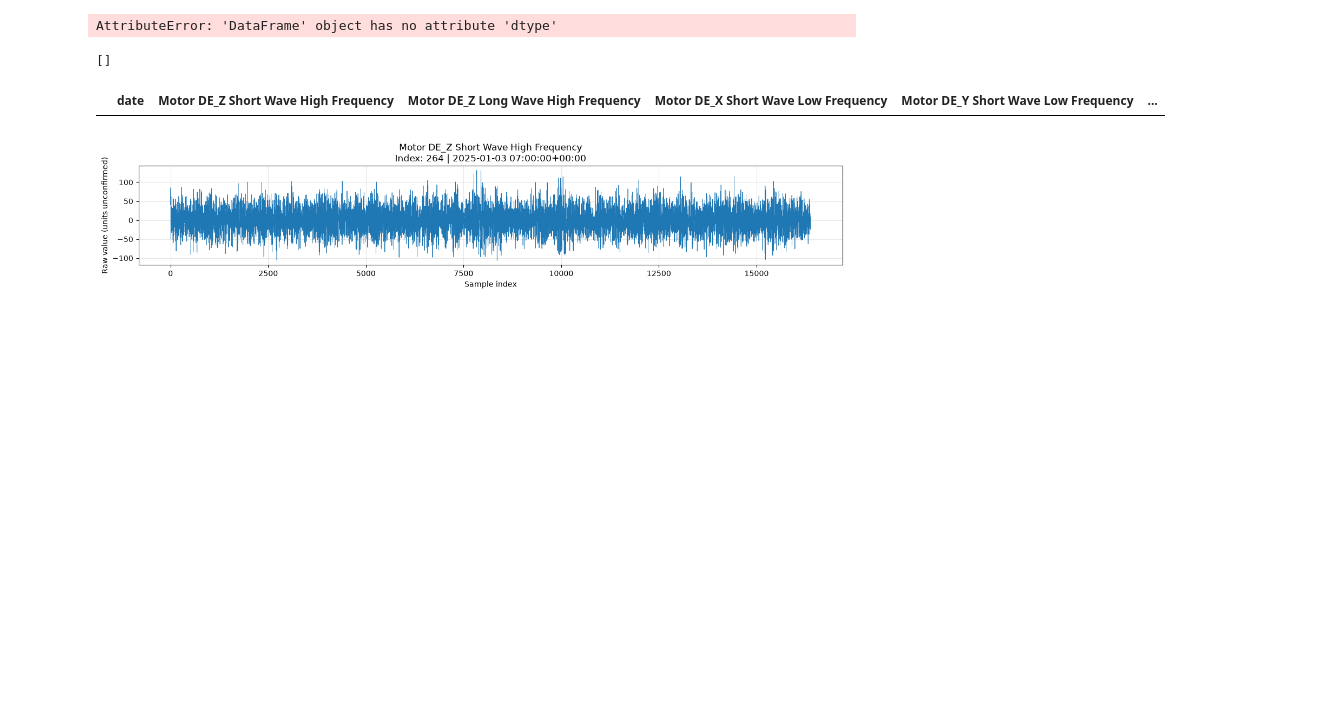
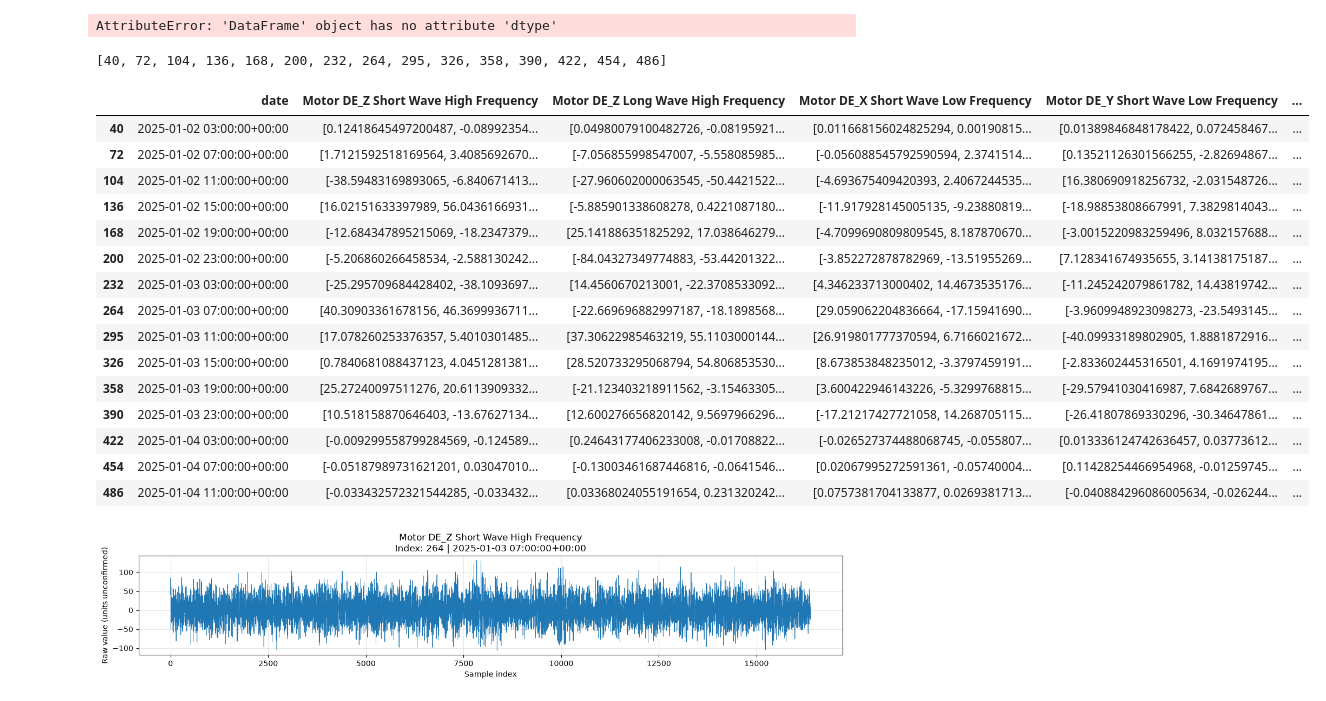
Before and after one commit to vinwann/bearing-fault, a Jupyter notebook: Q1.ipynb, the cells around one changed output. Drawn from its saved outputs; the diff is of its cells as text; code cells hidden in the pictures; blank space fills up the shorter version.

```diff
--- a/Q1.ipynb
+++ b/Q1.ipynb
@@ -882,19 +882,37 @@ AttributeError: 'DataFrame' object has no attribute 'dtype'
 # %%
 rows = get_nonempty_rows(
     df_bearing,
     columns=[
-        "Motor DE_Z Short Wave Low Frequency RMS",
-        "Motor DE_Z Short Wave Low Frequency"
+        "Motor DE_Z Short Wave High Frequency",
+        "Motor DE_Z Long Wave High Frequency",
+        "Motor DE_X Short Wave Low Frequency",
+        "Motor DE_Y Short Wave Low Frequency",
+        "Motor DE_Z Short Wave Low Frequency",
     ],
 )
 
 print(rows)
 
 # Display matching rows
 display(df_bearing.loc[rows])
 # %% [output]
-[]
+[40, 72, 104, 136, 168, 200, 232, 264, 295, 326, 358, 390, 422, 454, 486]
 |  | date | Motor DE_Z Short Wave High Frequency | Motor DE_Z Long Wave High Frequency | Motor DE_X Short Wave Low Frequency | Motor DE_Y Short Wave Low Frequency | ... |
+| 40 | 2025-01-02 03:00:00+00:00 | [0.12418645497200487, -0.08992354... | [0.04980079100482726, -0.08195921... | [0.011668156024825294, 0.00190815... | [0.01389846848178422, 0.072458467... | ... |
+| 72 | 2025-01-02 07:00:00+00:00 | [1.7121592518169564, 3.4085692670... | [-7.056855998547007, -5.558085985... | [-0.056088545792590594, 2.3741514... | [0.13521126301566255, -2.82694867... | ... |
+| 104 | 2025-01-02 11:00:00+00:00 | [-38.59483169893065, -6.840671413... | [-27.960602000063545, -50.4421522... | [-4.693675409420393, 2.4067244535... | [16.380690918256732, -2.031548726... | ... |
+| 136 | 2025-01-02 15:00:00+00:00 | [16.02151633397989, 56.0436166931... | [-5.885901338608278, 0.4221087180... | [-11.917928145005135, -9.23880819... | [-18.98853808667991, 7.3829814043... | ... |
+| 168 | 2025-01-02 19:00:00+00:00 | [-12.684347895215069, -18.2347379... | [25.141886351825292, 17.038646279... | [-4.7099690809809545, 8.187870670... | [-3.0015220983259496, 8.032157688... | ... |
+| 200 | 2025-01-02 23:00:00+00:00 | [-5.206860266458534, -2.588130242... | [-84.04327349774883, -53.44201322... | [-3.852272878782969, -13.51955269... | [7.128341674935655, 3.14138175187... | ... |
+| 232 | 2025-01-03 03:00:00+00:00 | [-25.295709684428402, -38.1093697... | [14.4560670213001, -22.3708533092... | [4.346233713000402, 14.4673535176... | [-11.245242079861782, 14.43819742... | ... |
+| 264 | 2025-01-03 07:00:00+00:00 | [40.30903361678156, 46.3699936711... | [-22.669696882997187, -18.1898568... | [29.059062204836664, -17.15941690... | [-3.9609948923098273, -23.5493145... | ... |
+| 295 | 2025-01-03 11:00:00+00:00 | [17.078260253376357, 5.4010301485... | [37.30622985463219, 55.1103000144... | [26.919801777370594, 6.7166021672... | [-40.09933189802905, 1.8881872916... | ... |
+| 326 | 2025-01-03 15:00:00+00:00 | [0.7840681088437123, 4.0451281381... | [28.520733295068794, 54.806853530... | [8.673853848235012, -3.3797459191... | [-2.833602445316501, 4.1691974195... | ... |
+| 358 | 2025-01-03 19:00:00+00:00 | [25.27240097511276, 20.6113909332... | [-21.123403218911562, -3.15463305... | [3.600422946143226, -5.3299768815... | [-29.57941030416987, 7.6842689767... | ... |
+| 390 | 2025-01-03 23:00:00+00:00 | [10.518158870646403, -13.67627134... | [12.600276656820142, 9.5697966296... | [-17.21217427721058, 14.268705115... | [-26.41807869330296, -30.34647861... | ... |
+| 422 | 2025-01-04 03:00:00+00:00 | [-0.009299558799284569, -0.124589... | [0.24643177406233008, -0.01708822... | [-0.026527374488068745, -0.055807... | [0.013336124742636457, 0.03773612... | ... |
+| 454 | 2025-01-04 07:00:00+00:00 | [-0.05187989731621201, 0.03047010... | [-0.13003461687446816, -0.0641546... | [0.02067995272591361, -0.05740004... | [0.11428254466954968, -0.01259745... | ... |
+| 486 | 2025-01-04 11:00:00+00:00 | [-0.033432572321544285, -0.033432... | [0.03368024055191654, 0.231320242... | [0.0757381704133877, 0.0269381713... | [-0.040884296086005634, -0.026244... | ... |
 # %%
 plot_waveforms(df_bearing,264)
 # %% [output]
```
Also changed, not shown: parts of 4 cells of this notebook.
